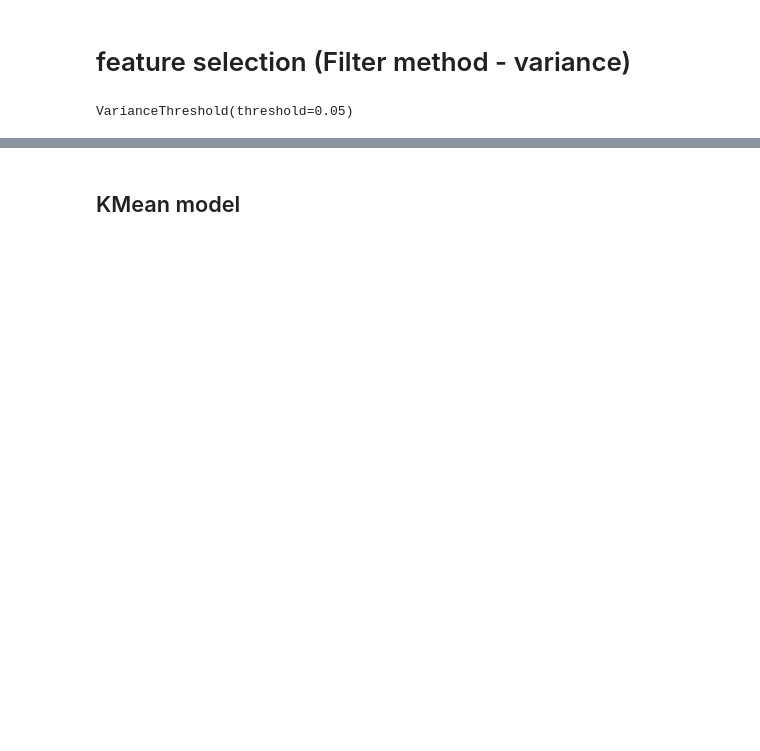
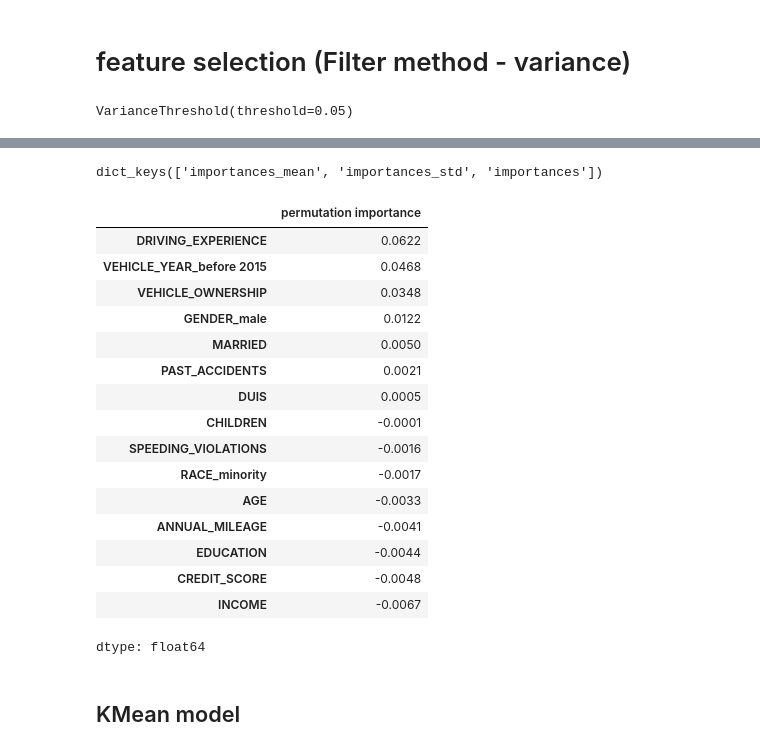
Before and after one commit to farahwadya/Car-insurance-intermediate-machine-learning-project, a Jupyter notebook: Car_insurance_prj.ipynb, the cells around one changed output, grey strips where cells are left out. Cells and saved outputs as stored; diff of their text form; code cells hidden in the pictures; blank space fills up the shorter version.

```diff
--- a/Car_insurance_prj.ipynb
+++ b/Car_insurance_prj.ipynb
@@ -759,3 +800,30 @@ IndexError: Boolean index has wrong length: 18 instead of 17
+# %%
+r2= permutation_importance(rf3, X_test_var, y_test,n_repeats =5, random_state = 42)
+r.keys()
+# %% [output]
+dict_keys(['importances_mean', 'importances_std', 'importances'])
+# %%
+perm_imp=pd.Series(r2['importances_mean'],index=X_test_var.columns,name='permutation importance')
+perm_imp=perm_imp.sort_values(ascending=False)
+perm_imp
+# %% [output]
+|  | permutation importance |
+| DRIVING_EXPERIENCE | 0.0622 |
+| VEHICLE_YEAR_before 2015 | 0.0468 |
+| VEHICLE_OWNERSHIP | 0.0348 |
+| GENDER_male | 0.0122 |
+| MARRIED | 0.0050 |
+| PAST_ACCIDENTS | 0.0021 |
+| DUIS | 0.0005 |
+| CHILDREN | -0.0001 |
+| SPEEDING_VIOLATIONS | -0.0016 |
+| RACE_minority | -0.0017 |
+| AGE | -0.0033 |
+| ANNUAL_MILEAGE | -0.0041 |
+| EDUCATION | -0.0044 |
+| CREDIT_SCORE | -0.0048 |
+| INCOME | -0.0067 |
+dtype: float64
 # %% [markdown]
 ## KMean model
 # %%
```
Also changed, not shown: parts of 20 cells of this notebook.
